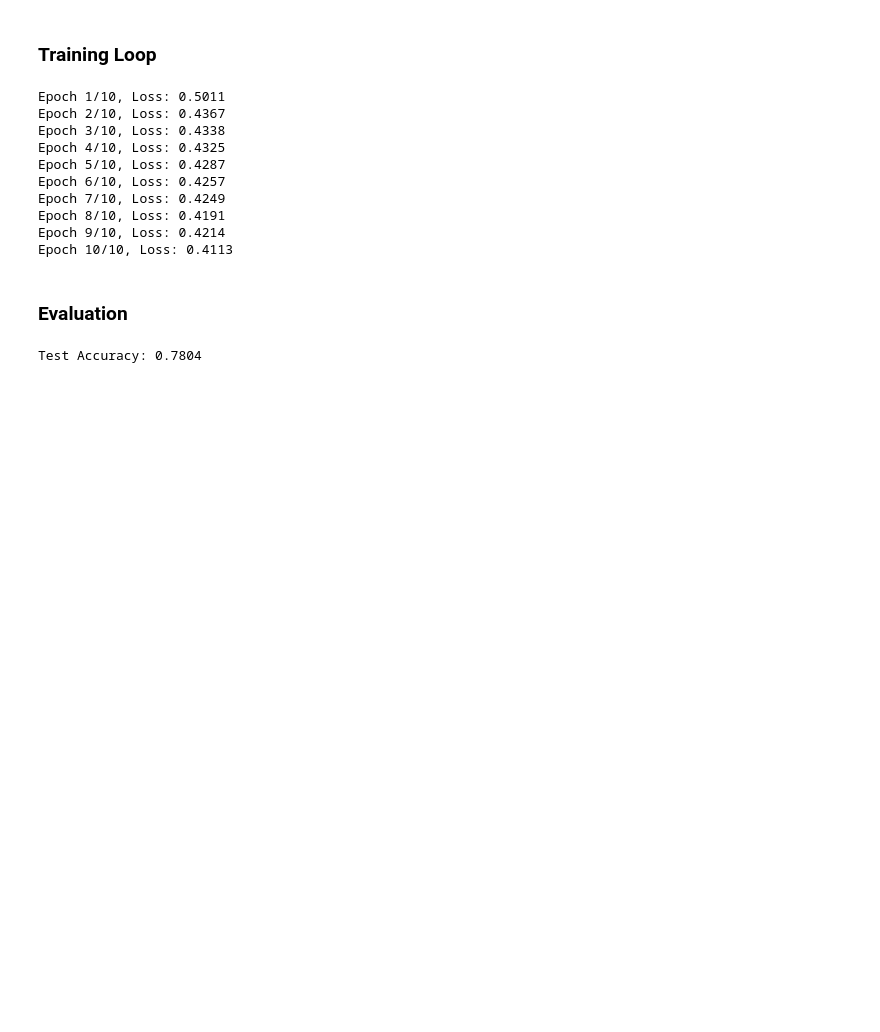
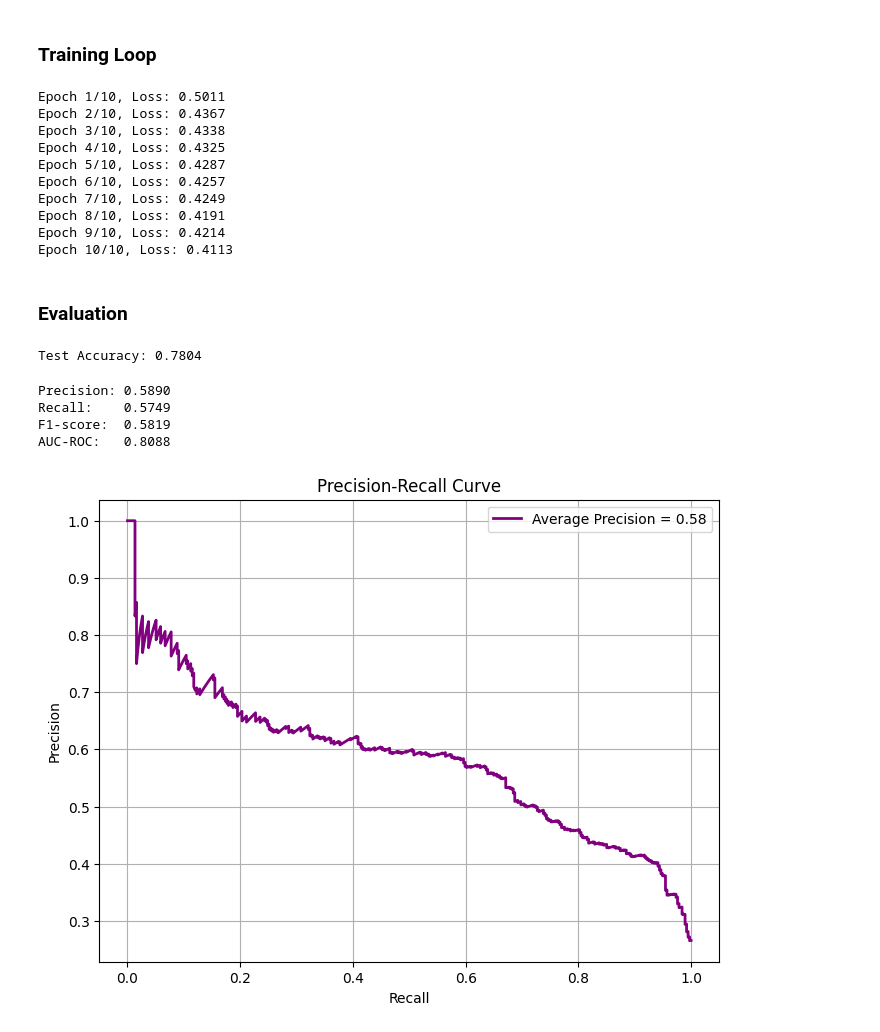
Before and after one commit to Susil4533/Churn-Prediction-, a Jupyter notebook: model/transformer.ipynb, the cells around one changed output. Drawn from its saved outputs; the diff is of its cells as text; code cells hidden in the pictures; blank space fills up the shorter version.

Commit message:
final transformer model

```diff
--- a/model/transformer.ipynb
+++ b/model/transformer.ipynb
@@ -210,3 +210,60 @@ with torch.no_grad():
 print(f"Test Accuracy: {correct / total:.4f}")
 # %% [output]
 Test Accuracy: 0.7804
+# %%
+from sklearn.metrics import precision_score, recall_score, f1_score, roc_auc_score
+
+model.eval()
+all_targets = []
+all_preds = []
+all_probs = []
+
+with torch.no_grad():
+    for cat_data, cont_data, targets in test_loader:
+        cat_data = cat_data.to(device)
+        cont_data = cont_data.to(device)
+        targets = targets.to(device)
+
+        outputs = model(cat_data, cont_data)
+        probs = torch.sigmoid(outputs).squeeze().cpu().numpy()  # predicted probabilities
+        preds = (probs >= 0.5).astype(int)                     # predicted classes (0 or 1)
+
+        all_targets.extend(targets.cpu().numpy())
+        all_preds.extend(preds)
+        all_probs.extend(probs)
+# %%
+precision = precision_score(all_targets, all_preds)
+recall = recall_score(all_targets, all_preds)
+f1 = f1_score(all_targets, all_preds)
+auc = roc_auc_score(all_targets, all_probs)
+
+print(f"Precision: {precision:.4f}")
+print(f"Recall:    {recall:.4f}")
+print(f"F1-score:  {f1:.4f}")
+print(f"AUC-ROC:   {auc:.4f}")
+# %% [output]
+Precision: 0.5890
+Recall:    0.5749
+F1-score:  0.5819
+AUC-ROC:   0.8088
+# %%
+import matplotlib.pyplot as plt
+from sklearn.metrics import precision_recall_curve, average_precision_score
+
+# Compute precision-recall curve
+precision, recall, thresholds = precision_recall_curve(all_targets, all_probs)
+
+# Compute average precision score (area under the precision-recall curve)
+avg_precision = average_precision_score(all_targets, all_probs)
+
+# Plot Precision-Recall curve
+plt.figure(figsize=(8,6))
+plt.plot(recall, precision, color='purple', lw=2, label=f'Average Precision = {avg_precision:.2f}')
+plt.xlabel('Recall')
+plt.ylabel('Precision')
+plt.title('Precision-Recall Curve')
+plt.legend(loc='best')
+plt.grid(True)
+plt.show()
+# %% [output]
+[figure, added]
```
